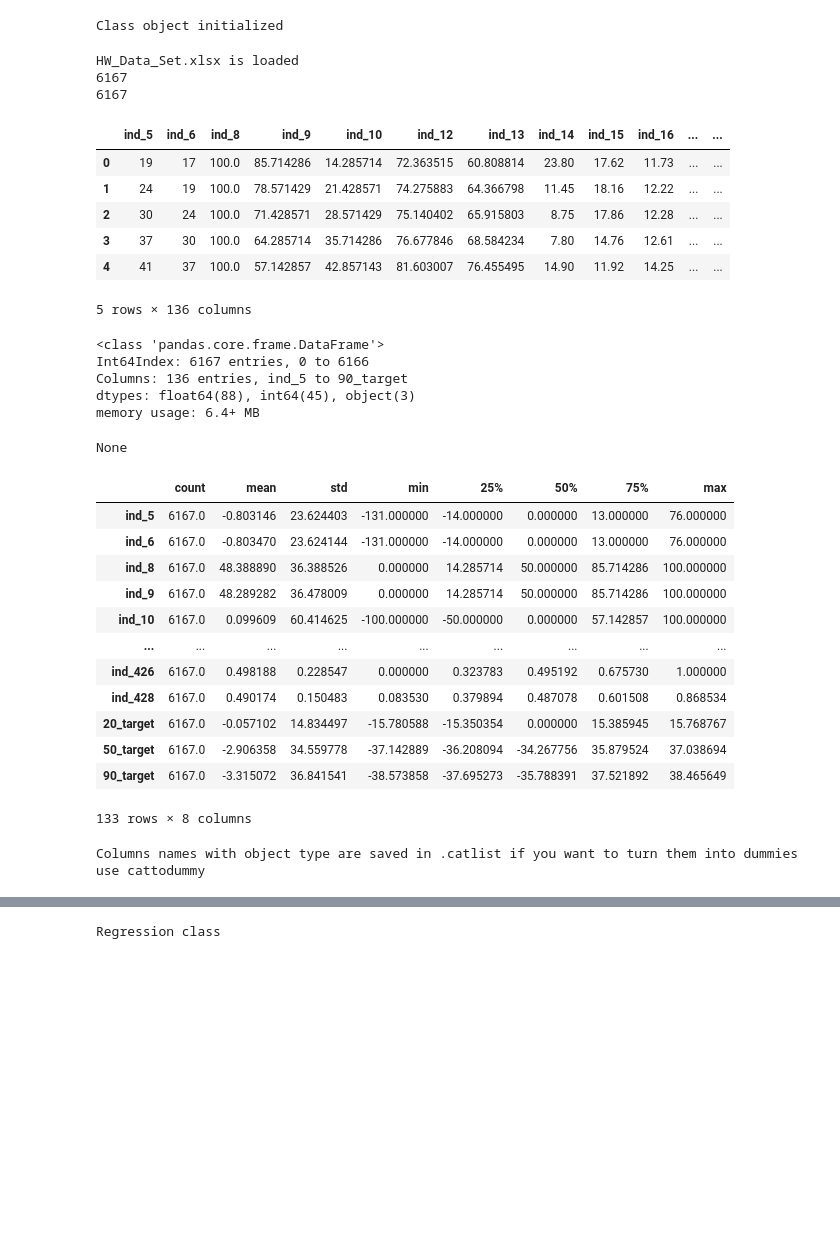
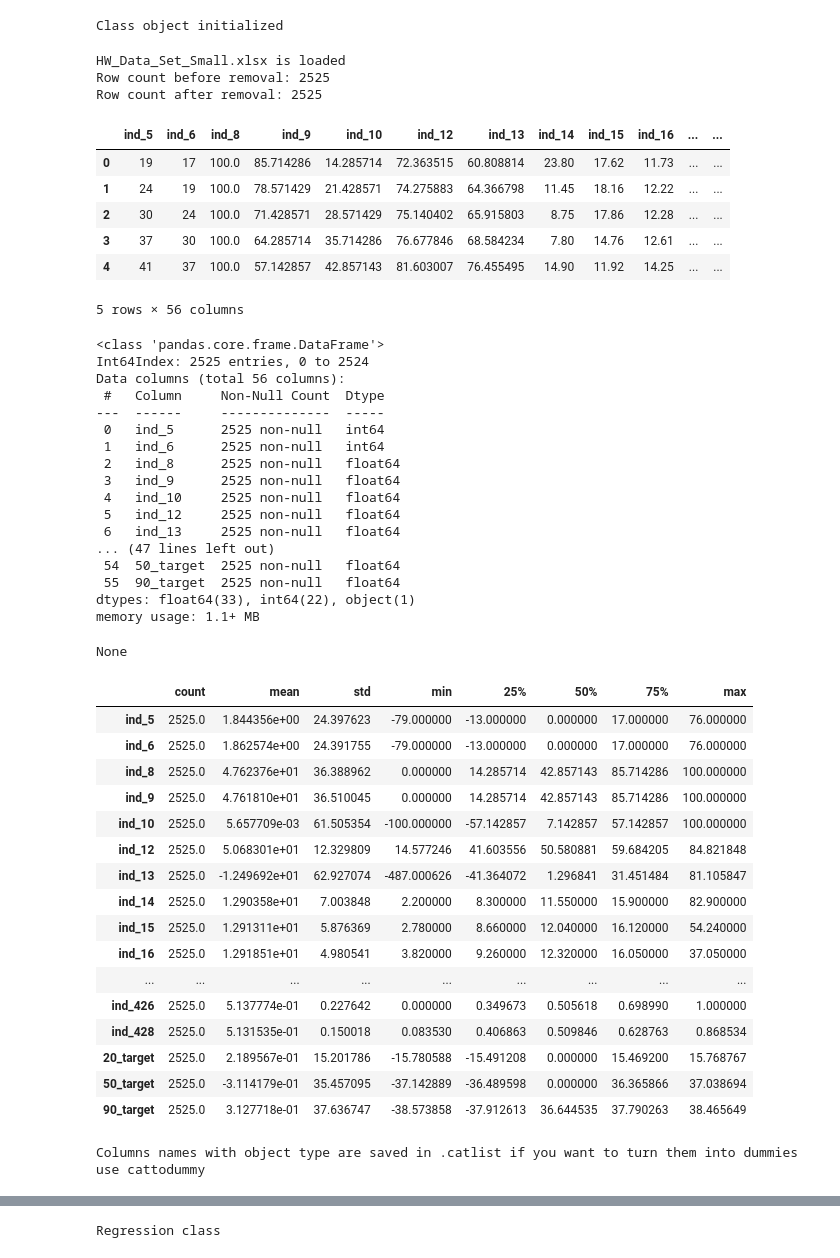
Before and after one commit to berkeatalay/Basic-Data-Helper, a Jupyter notebook: Regression_Example.ipynb, the cells around one changed output, grey strips where cells are left out. Cells and saved outputs as stored; diff of their text form; code cells hidden in the pictures; blank space fills up the shorter version.

```diff
--- a/Regression_Example.ipynb
+++ b/Regression_Example.ipynb
@@ -3,37 +3,53 @@ from Process_Classes import  information, data_regression
 # %%
-df = information("data/","HW_Data_Set.xlsx")
+df = information("data/","HW_Data_Set_Small.xlsx")
 # %% [output]
 Class object initialized
 # %%
-df.get_inf(True,"drop")
+df.getInfo(True,"drop")
 # %% [output]
-HW_Data_Set.xlsx is loaded
-6167
-6167
+HW_Data_Set_Small.xlsx is loaded
+Row count before removal: 2525
+Row count after removal: 2525
 |  | ind_5 | ind_6 | ind_8 | ind_9 | ind_10 | ind_12 | ind_13 | ind_14 | ind_15 | ind_16 | ... | ... |
 | 0 | 19 | 17 | 100.0 | 85.714286 | 14.285714 | 72.363515 | 60.808814 | 23.80 | 17.62 | 11.73 | ... | ... |
 | 1 | 24 | 19 | 100.0 | 78.571429 | 21.428571 | 74.275883 | 64.366798 | 11.45 | 18.16 | 12.22 | ... | ... |
 | 2 | 30 | 24 | 100.0 | 71.428571 | 28.571429 | 75.140402 | 65.915803 | 8.75 | 17.86 | 12.28 | ... | ... |
 | 3 | 37 | 30 | 100.0 | 64.285714 | 35.714286 | 76.677846 | 68.584234 | 7.80 | 14.76 | 12.61 | ... | ... |
 | 4 | 41 | 37 | 100.0 | 57.142857 | 42.857143 | 81.603007 | 76.455495 | 14.90 | 11.92 | 14.25 | ... | ... |
-5 rows × 136 columns
+5 rows × 56 columns
 <class 'pandas.core.frame.DataFrame'>
-Int64Index: 6167 entries, 0 to 6166
-Columns: 136 entries, ind_5 to 90_target
-dtypes: float64(88), int64(45), object(3)
-memory usage: 6.4+ MB
+Int64Index: 2525 entries, 0 to 2524
+Data columns (total 56 columns):
+ #   Column     Non-Null Count  Dtype
+---  ------     --------------  -----
+ 0   ind_5      2525 non-null   int64
+ 1   ind_6      2525 non-null   int64
+ 2   ind_8      2525 non-null   float64
+ 3   ind_9      2525 non-null   float64
+ 4   ind_10     2525 non-null   float64
+ 5   ind_12     2525 non-null   float64
+ 6   ind_13     2525 non-null   float64
+... (47 lines left out)
+ 54  50_target  2525 non-null   float64
+ 55  90_target  2525 non-null   float64
+dtypes: float64(33), int64(22), object(1)
+memory usage: 1.1+ MB
 None
 |  | count | mean | std | min | 25% | 50% | 75% | max |
-| ind_5 | 6167.0 | -0.803146 | 23.624403 | -131.000000 | -14.000000 | 0.000000 | 13.000000 | 76.000000 |
-| ind_6 | 6167.0 | -0.803470 | 23.624144 | -131.000000 | -14.000000 | 0.000000 | 13.000000 | 76.000000 |
-| ind_8 | 6167.0 | 48.388890 | 36.388526 | 0.000000 | 14.285714 | 50.000000 | 85.714286 | 100.000000 |
-| ind_9 | 6167.0 | 48.289282 | 36.478009 | 0.000000 | 14.285714 | 50.000000 | 85.714286 | 100.000000 |
-| ind_10 | 6167.0 | 0.099609 | 60.414625 | -100.000000 | -50.000000 | 0.000000 | 57.142857 | 100.000000 |
+| ind_5 | 2525.0 | 1.844356e+00 | 24.397623 | -79.000000 | -13.000000 | 0.000000 | 17.000000 | 76.000000 |
+| ind_6 | 2525.0 | 1.862574e+00 | 24.391755 | -79.000000 | -13.000000 | 0.000000 | 17.000000 | 76.000000 |
+| ind_8 | 2525.0 | 4.762376e+01 | 36.388962 | 0.000000 | 14.285714 | 42.857143 | 85.714286 | 100.000000 |
+| ind_9 | 2525.0 | 4.761810e+01 | 36.510045 | 0.000000 | 14.285714 | 42.857143 | 85.714286 | 100.000000 |
+| ind_10 | 2525.0 | 5.657709e-03 | 61.505354 | -100.000000 | -57.142857 | 7.142857 | 57.142857 | 100.000000 |
+| ind_12 | 2525.0 | 5.068301e+01 | 12.329809 | 14.577246 | 41.603556 | 50.580881 | 59.684205 | 84.821848 |
+| ind_13 | 2525.0 | -1.249692e+01 | 62.927074 | -487.000626 | -41.364072 | 1.296841 | 31.451484 | 81.105847 |
+| ind_14 | 2525.0 | 1.290358e+01 | 7.003848 | 2.200000 | 8.300000 | 11.550000 | 15.900000 | 82.900000 |
+| ind_15 | 2525.0 | 1.291311e+01 | 5.876369 | 2.780000 | 8.660000 | 12.040000 | 16.120000 | 54.240000 |
+| ind_16 | 2525.0 | 1.291851e+01 | 4.980541 | 3.820000 | 9.260000 | 12.320000 | 16.050000 | 37.050000 |
 | ... | ... | ... | ... | ... | ... | ... | ... | ... |
-| ind_426 | 6167.0 | 0.498188 | 0.228547 | 0.000000 | 0.323783 | 0.495192 | 0.675730 | 1.000000 |
-| ind_428 | 6167.0 | 0.490174 | 0.150483 | 0.083530 | 0.379894 | 0.487078 | 0.601508 | 0.868534 |
-| 20_target | 6167.0 | -0.057102 | 14.834497 | -15.780588 | -15.350354 | 0.000000 | 15.385945 | 15.768767 |
-| 50_target | 6167.0 | -2.906358 | 34.559778 | -37.142889 | -36.208094 | -34.267756 | 35.879524 | 37.038694 |
-| 90_target | 6167.0 | -3.315072 | 36.841541 | -38.573858 | -37.695273 | -35.788391 | 37.521892 | 38.465649 |
+| ind_426 | 2525.0 | 5.137774e-01 | 0.227642 | 0.000000 | 0.349673 | 0.505618 | 0.698990 | 1.000000 |
+| ind_428 | 2525.0 | 5.131535e-01 | 0.150018 | 0.083530 | 0.406863 | 0.509846 | 0.628763 | 0.868534 |
+| 20_target | 2525.0 | 2.189567e-01 | 15.201786 | -15.780588 | -15.491208 | 0.000000 | 15.469200 | 15.768767 |
+| 50_target | 2525.0 | -3.114179e-01 | 35.457095 | -37.142889 | -36.489598 | 0.000000 | 36.365866 | 37.038694 |
+| 90_target | 2525.0 | 3.127718e-01 | 37.636747 | -38.573858 | -37.912613 | 36.644535 | 37.790263 | 38.465649 |
-133 rows × 8 columns
+Columns names with object type are saved in .catlist if you want to turn them into dummies use cattodummy
-Columns names with object type are saved in .catlist if you want to turn them into dummies use cattodummy
```
Also changed, not shown: parts of 9 cells of this notebook, 2 other files.
